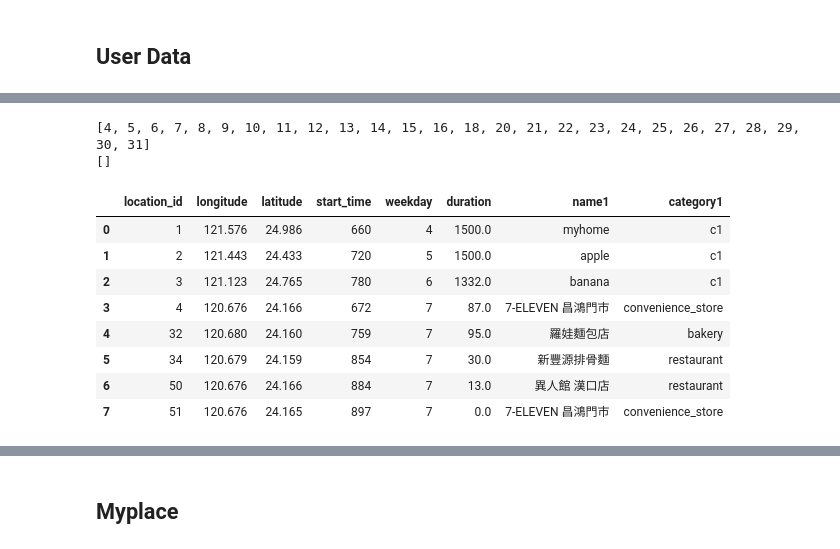
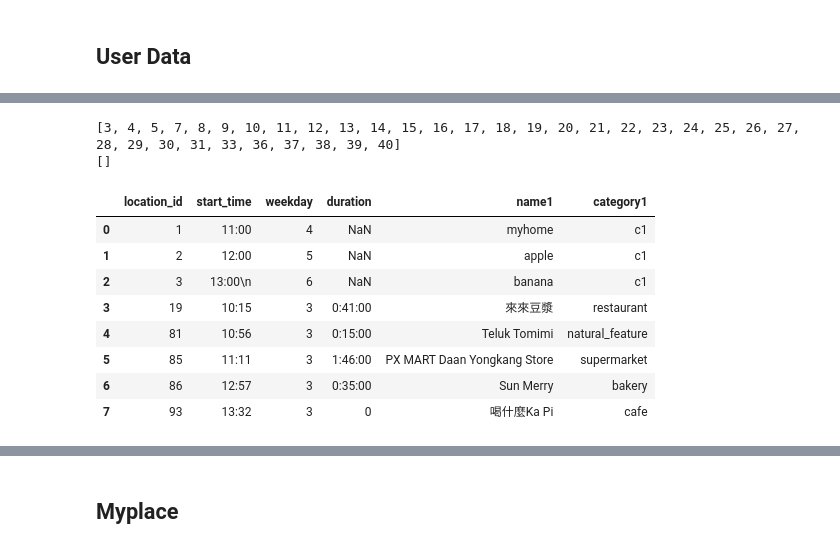
Before and after one commit to yuchieh0130/chchboss, a Jupyter notebook: CategoryPrediction_RandomForest.ipynb, the cells around one changed output, grey strips where cells are left out. Cells and saved outputs as stored; diff of their text form; code cells hidden in the pictures.

```diff
--- a/CategoryPrediction_RandomForest.ipynb
+++ b/CategoryPrediction_RandomForest.ipynb
@@ -149,6 +150,6 @@ array([ 3,  3,  2, 17,  6,  1,  6, 17,  6, 17,  2,  3,  2, 17,  6,  1,  6,
 # %% [markdown]
 ## User Data
 # %%
-location = pd.read_csv("0822.csv")
+location = pd.read_csv("0825.csv")
 location.tail()
 # %% [output]
@@ -167,7 +163,7 @@ def string_to_mins(ts):
     c = a*60 + b
     return c
 
-stopLoc['start_time'] = pd.to_datetime(stopLoc['start_time'], format='%H:%M', errors='ignore').apply(string_to_mins)
+#stopLoc['start_time'] = pd.to_datetime(stopLoc['start_time'], format='%H:%M', errors='ignore').apply(string_to_mins)
 stopLoc['longitude'] = round(stopLoc['longitude'],3)
 stopLoc['latitude'] = round(stopLoc['latitude'],3)
 stopLoc
@@ -231,43 +228,44 @@ stopLoc
 # %%
 #calculate duration
+from datetime import datetime
 dropList = []
 a = 10
 for i in range(2):
     for row in range(0,len(stopLoc)-1):
 
         #reset duration
         #stopLoc.iloc[row,6] = stopLoc.iloc[row+1,4] - stopLoc.iloc[row,4]
 
         #duration less than 10, kill
         #if stopLoc.iloc[row,6] < 10:
         #    dropList.append(row)
 
         #calculate duration
         if stopLoc.iloc[row+1,3] == stopLoc.iloc[row,3]:
-            stopLoc.iloc[row,6] = stopLoc.iloc[row+1,4] - stopLoc.iloc[row,4]
-        else:
-            stopLoc.iloc[row,6] = stopLoc.iloc[row+1,4] + 1440 - stopLoc.iloc[row,4]
+            stopLoc.iloc[row,6] = datetime.strptime(stopLoc.iloc[row+1,4], '%H:%M') - datetime.strptime(stopLoc.iloc[row,4], '%H:%M')
+        #else:
+        #    stopLoc.iloc[row,6] = datetime.strptime(stopLoc.iloc[row+1,4], '%H:%M') + datetime.strptime('24:00') - datetime.strptime(stopLoc.iloc[row,4], '%H:%M')
 
-        if stopLoc.iloc[row,6] < a:
+        if pd.Timedelta(stopLoc.iloc[row,6]) < pd.Timedelta('00:10:00'):
             dropList.append(row)
 
     stopLoc = stopLoc.drop(dropList)
     stopLoc = stopLoc.reset_index(drop = True)
     a = a + 2
     print(dropList)
     dropList = []
 
-stopLoc = stopLoc.drop(['start_date','name2','name3','name4','name5','speed'], 1)
+stopLoc = stopLoc.drop(['start_date','name2','name3','name4','name5','speed','longitude','latitude'], 1)
 stopLoc
 # %% [output]
-[4, 5, 6, 7, 8, 9, 10, 11, 12, 13, 14, 15, 16, 18, 20, 21, 22, 23, 24, 25, 26, 27, 28, 29, 30, 31]
+[3, 4, 5, 7, 8, 9, 10, 11, 12, 13, 14, 15, 16, 17, 18, 19, 20, 21, 22, 23, 24, 25, 26, 27, 28, 29, 30, 31, 33, 36, 37, 38, 39, 40]
 []
-|  | location_id | longitude | latitude | start_time | weekday | duration | name1 | category1 |
-| 0 | 1 | 121.576 | 24.986 | 660 | 4 | 1500.0 | myhome | c1 |
-| 1 | 2 | 121.443 | 24.433 | 720 | 5 | 1500.0 | apple | c1 |
-| 2 | 3 | 121.123 | 24.765 | 780 | 6 | 1332.0 | banana | c1 |
-| 3 | 4 | 120.676 | 24.166 | 672 | 7 | 87.0 | 7-ELEVEN 昌鴻門市 | convenience_store |
-| 4 | 32 | 120.680 | 24.160 | 759 | 7 | 95.0 | 羅娃麵包店 | bakery |
-| 5 | 34 | 120.679 | 24.159 | 854 | 7 | 30.0 | 新豐源排骨麵 | restaurant |
-| 6 | 50 | 120.676 | 24.166 | 884 | 7 | 13.0 | 異人館 漢口店 | restaurant |
-| 7 | 51 | 120.676 | 24.165 | 897 | 7 | 0.0 | 7-ELEVEN 昌鴻門市 | convenience_store |
+|  | location_id | start_time | weekday | duration | name1 | category1 |
+| 0 | 1 | 11:00 | 4 | NaN | myhome | c1 |
+| 1 | 2 | 12:00 | 5 | NaN | apple | c1 |
+| 2 | 3 | 13:00\n | 6 | NaN | banana | c1 |
+| 3 | 19 | 10:15 | 3 | 0:41:00 | 來來豆漿 | restaurant |
+| 4 | 81 | 10:56 | 3 | 0:15:00 | Teluk Tomimi | natural_feature |
+| 5 | 85 | 11:11 | 3 | 1:46:00 | PX MART Daan Yongkang Store | supermarket |
+| 6 | 86 | 12:57 | 3 | 0:35:00 | Sun Merry | bakery |
+| 7 | 93 | 13:32 | 3 | 0 | 喝什麼Ka Pi | cafe |
```
Also changed, not shown: parts of 8 cells of this notebook.
